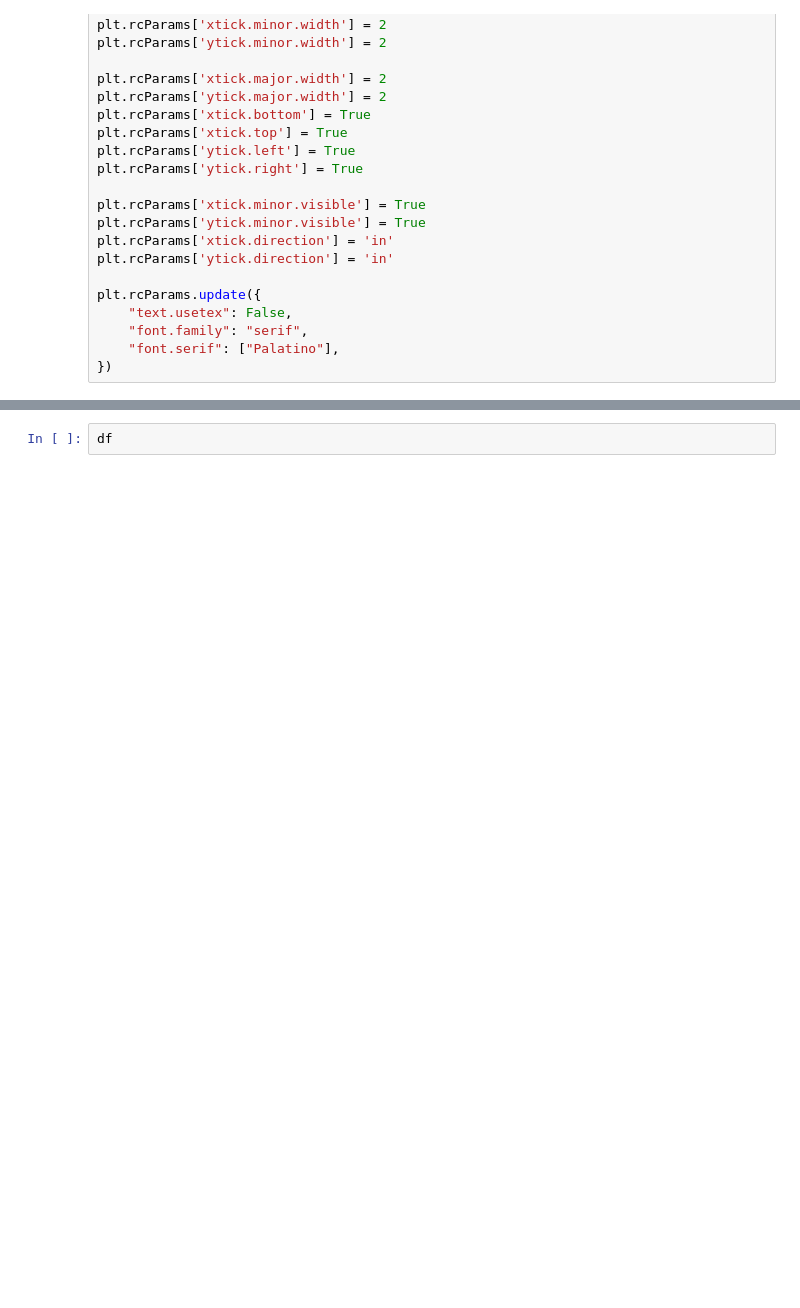
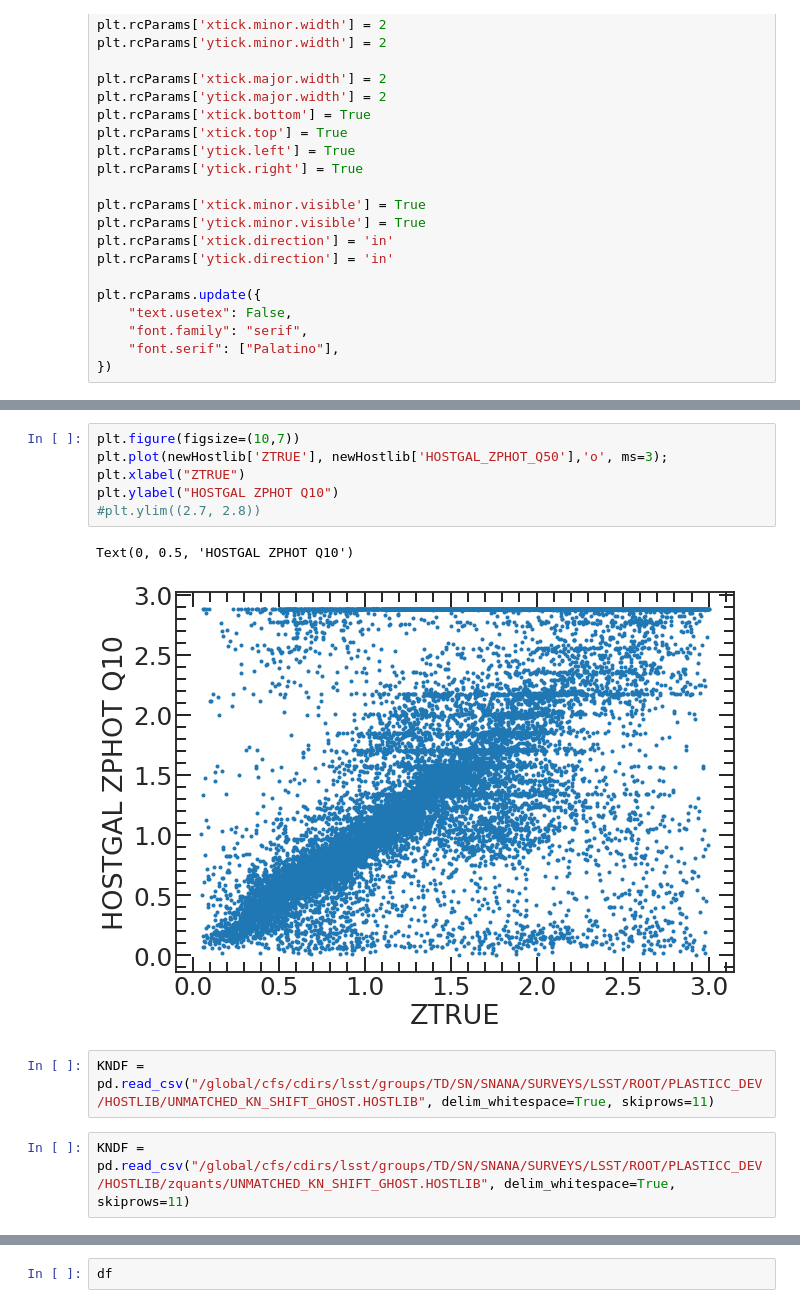
Before and after one commit to LSSTDESC/transient-host-sims, a Jupyter notebook: notebooks/qp_addQuantiles.ipynb, the cells around one changed output, grey strips where cells are left out. Drawn from its saved outputs; the diff is of its cells as text; blank space fills up the shorter version.

```diff
--- a/notebooks/qp_addQuantiles.ipynb
+++ b/notebooks/qp_addQuantiles.ipynb
@@ -64,0 +143,13 @@ for fn in SNIa_quants:
+# %%
+plt.figure(figsize=(10,7))
+plt.plot(newHostlib['ZTRUE'], newHostlib['HOSTGAL_ZPHOT_Q50'],'o', ms=3);
+plt.xlabel("ZTRUE")
+plt.ylabel("HOSTGAL ZPHOT Q10")
+#plt.ylim((2.7, 2.8))
+# %% [output]
+Text(0, 0.5, 'HOSTGAL ZPHOT Q10')
+[figure, added]
+# %%
+KNDF = pd.read_csv("/global/cfs/cdirs/lsst/groups/TD/SN/SNANA/SURVEYS/LSST/ROOT/PLASTICC_DEV/HOSTLIB/UNMATCHED_KN_SHIFT_GHOST.HOSTLIB", delim_whitespace=True, skiprows=11)
+# %%
+KNDF = pd.read_csv("/global/cfs/cdirs/lsst/groups/TD/SN/SNANA/SURVEYS/LSST/ROOT/PLASTICC_DEV/HOSTLIB/zquants/UNMATCHED_KN_SHIFT_GHOST.HOSTLIB", delim_whitespace=True, skiprows=11)
```
Also changed, not shown: parts of 15 cells of this notebook.
